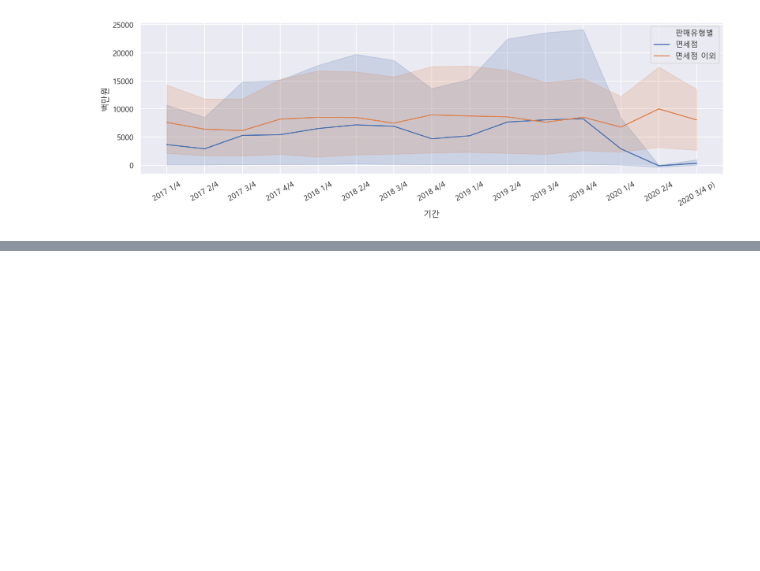
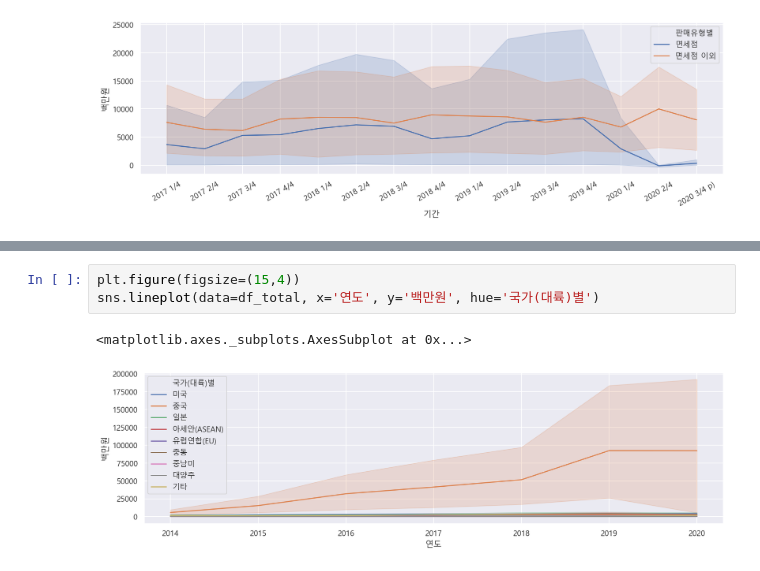
Before and after one commit to Hugekyung/TIL, a Jupyter notebook: data_analysis/온라인쇼핑_데이터분석.ipynb, the cells around one changed output, grey strips where cells are left out. Saved outputs shown, nothing was run; the diff lists cells and outputs as text; blank space fills up the shorter version.

```diff
--- a/data_analysis/온라인쇼핑_데이터분석.ipynb
+++ b/data_analysis/온라인쇼핑_데이터분석.ipynb
@@ -316,0 +355,6 @@ sns.lineplot(data=df_fashion2, x='기간', y='백만원', hue='판매유형별')
+# %%
+plt.figure(figsize=(15,4))
+sns.lineplot(data=df_total, x='연도', y='백만원', hue='국가(대륙)별')
+# %% [output]
+<matplotlib.axes._subplots.AxesSubplot at 0x...>
+[figure, added]
```
Also changed, not shown: parts of 7 cells of this notebook.
